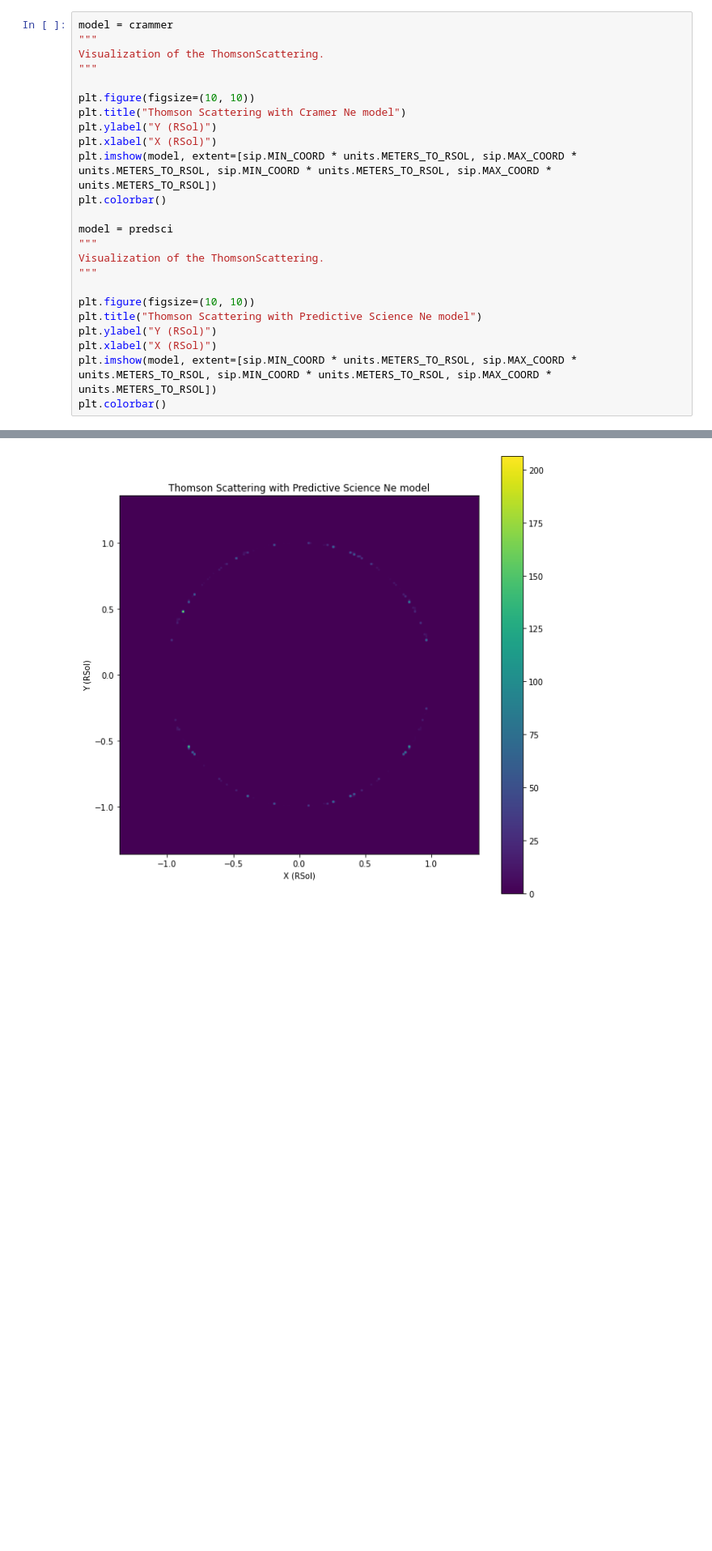
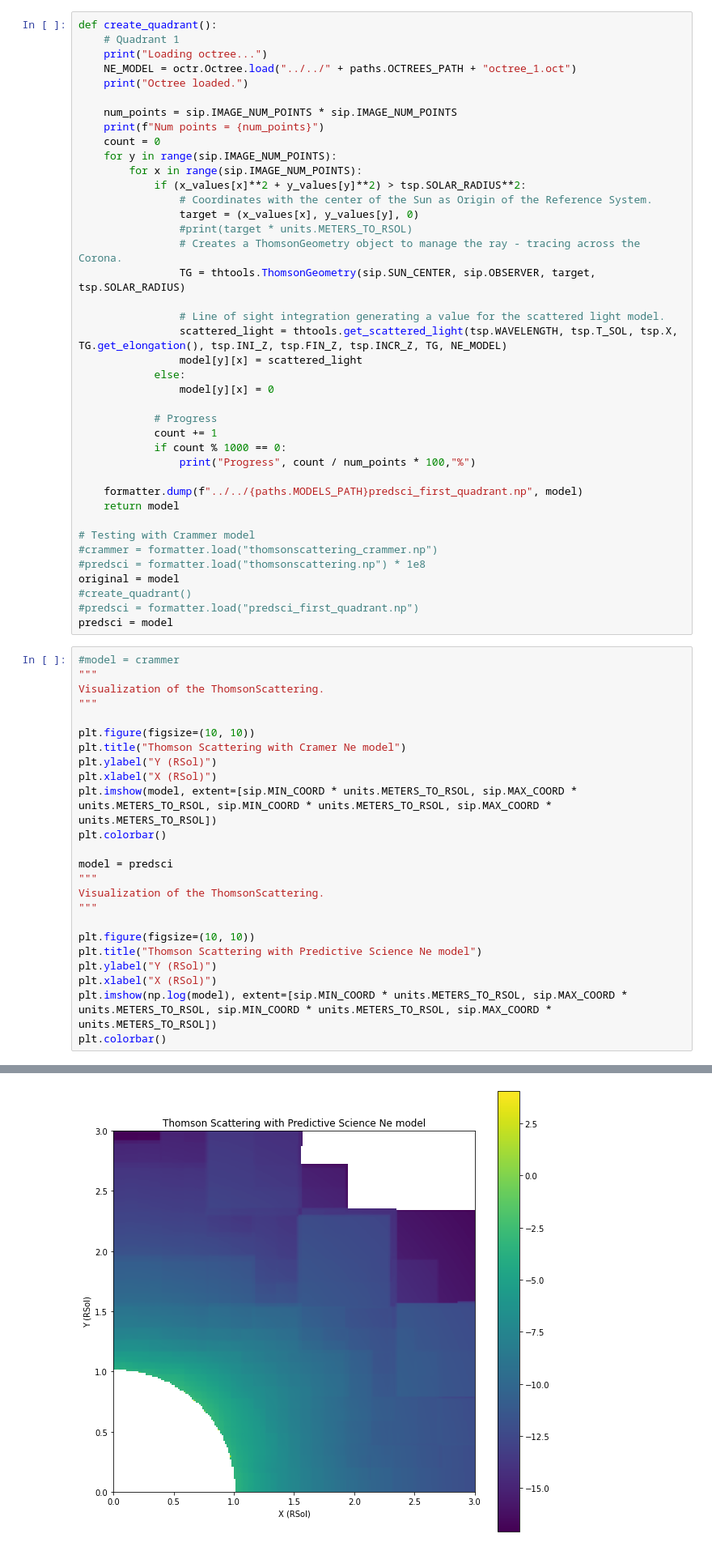
Before and after one commit to aliciavr/thomsonpy, a Jupyter notebook: src/computations/solar_imager.ipynb, the cells around one changed output, grey strips where cells are left out. Shown at 81% size. Saved outputs shown, nothing was run; the diff lists cells and outputs as text; blank space fills up the shorter version.

Commit message:
Structured for new model (first quadrant model)

```diff
--- a/src/computations/solar_imager.ipynb
+++ b/src/computations/solar_imager.ipynb
@@ -244,5 +249,45 @@ Resolution =  10000.0  km ( 189 x 189 ).
+# %%
+def create_quadrant():
+    # Quadrant 1
+    print("Loading octree...")
+    NE_MODEL = octr.Octree.load("../../" + paths.OCTREES_PATH + "octree_1.oct")
+    print("Octree loaded.")
+
+    num_points = sip.IMAGE_NUM_POINTS * sip.IMAGE_NUM_POINTS
+    print(f"Num points = {num_points}")
+    count = 0
+    for y in range(sip.IMAGE_NUM_POINTS):
+        for x in range(sip.IMAGE_NUM_POINTS):
+            if (x_values[x]**2 + y_values[y]**2) > tsp.SOLAR_RADIUS**2:
+                # Coordinates with the center of the Sun as Origin of the Reference System.
+                target = (x_values[x], y_values[y], 0)
+                #print(target * units.METERS_TO_RSOL)
+                # Creates a ThomsonGeometry object to manage the ray - tracing across the Corona.
+                TG = thtools.ThomsonGeometry(sip.SUN_CENTER, sip.OBSERVER, target, tsp.SOLAR_RADIUS)
+
+                # Line of sight integration generating a value for the scattered light model.
+                scattered_light = thtools.get_scattered_light(tsp.WAVELENGTH, tsp.T_SOL, tsp.X, TG.get_elongation(), tsp.INI_Z, tsp.FIN_Z, tsp.INCR_Z, TG, NE_MODEL)
+                model[y][x] = scattered_light
+            else:
+                model[y][x] = 0
+
+            # Progress
+            count += 1
+            if count % 1000 == 0:
+                print("Progress", count / num_points * 100,"%")
+
+    formatter.dump(f"../../{paths.MODELS_PATH}predsci_first_quadrant.np", model)
+    return model
+
+# Testing with Crammer model
+#crammer = formatter.load("thomsonscattering_crammer.np")
+#predsci = formatter.load("thomsonscattering.np") * 1e8
+original = model
+#create_quadrant()
+#predsci = formatter.load("predsci_first_quadrant.np")
+predsci = model
 # %%
-model = crammer
+#model = crammer
 """
 Visualization of the ThomsonScattering.
 """
@@ -263,7 +308,7 @@ plt.figure(figsize=(10, 10))
 plt.title("Thomson Scattering with Predictive Science Ne model")
 plt.ylabel("Y (RSol)")
 plt.xlabel("X (RSol)")
-plt.imshow(model, extent=[sip.MIN_COORD * units.METERS_TO_RSOL, sip.MAX_COORD * units.METERS_TO_RSOL, sip.MIN_COORD * units.METERS_TO_RSOL, sip.MAX_COORD * units.METERS_TO_RSOL])
+plt.imshow(np.log(model), extent=[sip.MIN_COORD * units.METERS_TO_RSOL, sip.MAX_COORD * units.METERS_TO_RSOL, sip.MIN_COORD * units.METERS_TO_RSOL, sip.MAX_COORD * units.METERS_TO_RSOL])
 plt.colorbar()
 # %% [output]
 <matplotlib.colorbar.Colorbar at 0x...>
@@ -271,4 +316,4 @@ plt.colorbar()
-[figure, old version]
+[figure, new version]
 # %%
 """
 model = crammer
```
Also changed, not shown: parts of 6 cells of this notebook.
